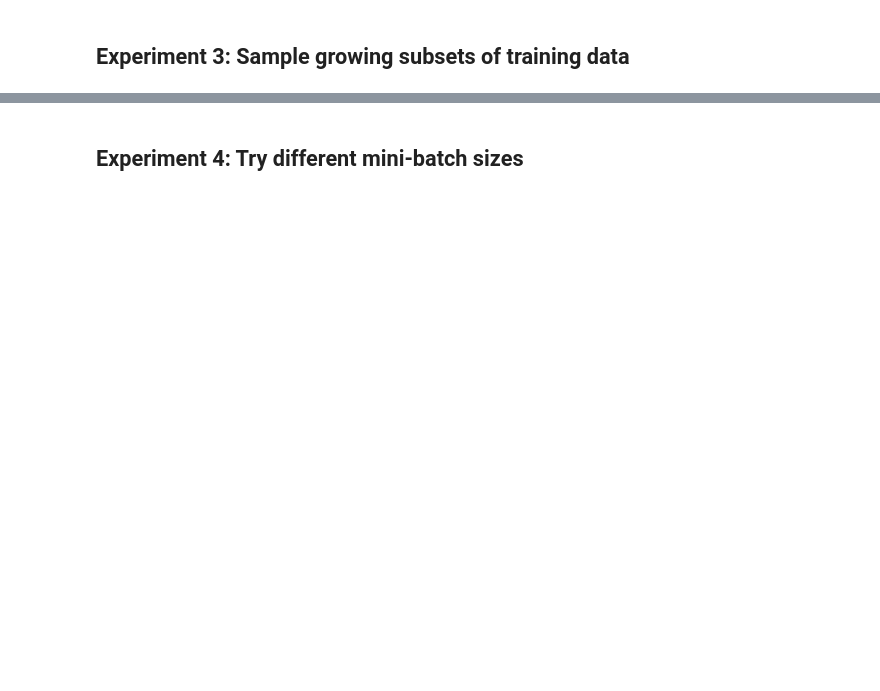
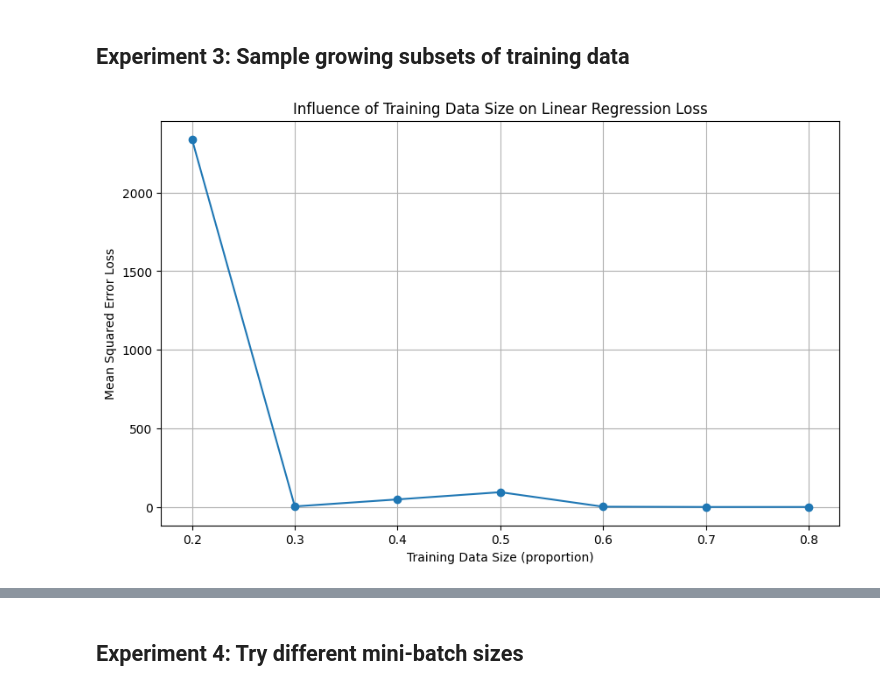
Before and after one commit to HathawayQAQ/COMP551-Machine-Learning, a Jupyter notebook: Assignment1/code.ipynb, the cells around one changed output, grey strips where cells are left out. Cells and saved outputs as stored; diff of their text form; code cells hidden in the pictures; blank space fills up the shorter version.

```diff
--- a/Assignment1/code.ipynb
+++ b/Assignment1/code.ipynb
@@ -163,0 +252,16 @@ print(feature_importance.head(10))
+# %%
+def report_top_features(model, feature_names, top_n=10):
+    weights = model.weights[1:]  # Exclude bias term
+    feature_importance = pd.DataFrame({'Feature': feature_names, 'Weight': weights})
+    feature_importance['Abs_Weight'] = abs(feature_importance['Weight'])
+    return feature_importance.sort_values('Abs_Weight', ascending=False).head(top_n)
+
+feature_names = X_dummies.columns.tolist()
+lr_model = LinearRegressionModel()
+lr_model.fit(X_train, y_train)
+print("\nTop 10 features (Linear Regression):")
+print(report_top_features(lr_model, feature_names))
+sgd_model = LinearRegressionSGD()
+sgd_model.fit(X_train, y_train, verbose=True)
+print("\nTop 10 features (SGD Linear Regression):")
+print(report_top_features(sgd_model, feature_names))
@@ -189,0 +288,29 @@ plt.show()
+# %%
+def experiment_training_size_influence(X, y, train_sizes):
+    losses = []
+
+    for size in train_sizes:
+        X_train, _, y_train, _ = train_test_split(X, y, train_size=size, random_state=42)
+
+        model = LinearRegressionModel()
+        loss, _ = model.fit(X_train, y_train)
+
+        losses.append(loss)
+
+    return losses
+
+train_sizes = [0.2, 0.3, 0.4, 0.5, 0.6, 0.7, 0.8]
+losses = experiment_training_size_influence(X_train, y_train, train_sizes)
+
+plt.figure(figsize=(10, 6))
+plt.plot(train_sizes, losses, marker='o')
+plt.title('Influence of Training Data Size on Linear Regression Loss')
+plt.xlabel('Training Data Size (proportion)')
+plt.ylabel('Mean Squared Error Loss')
+plt.grid(True)
+plt.show()
+
+for size, loss in zip(train_sizes, losses):
+    print(f"Training size: {size:.1f}, Loss: {loss:.4f}")
+# %% [output]
+[figure, added]
```
Also changed, not shown: parts of 22 cells of this notebook.
